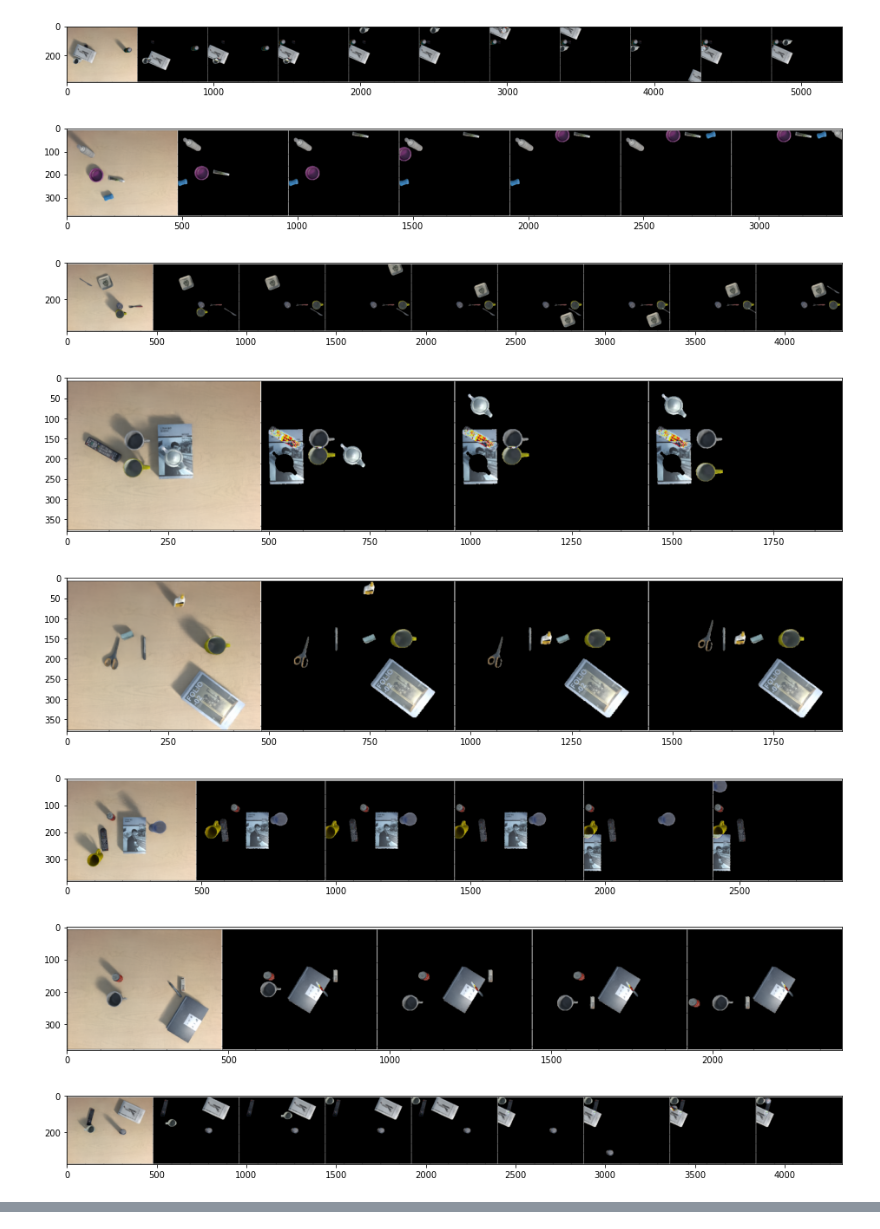
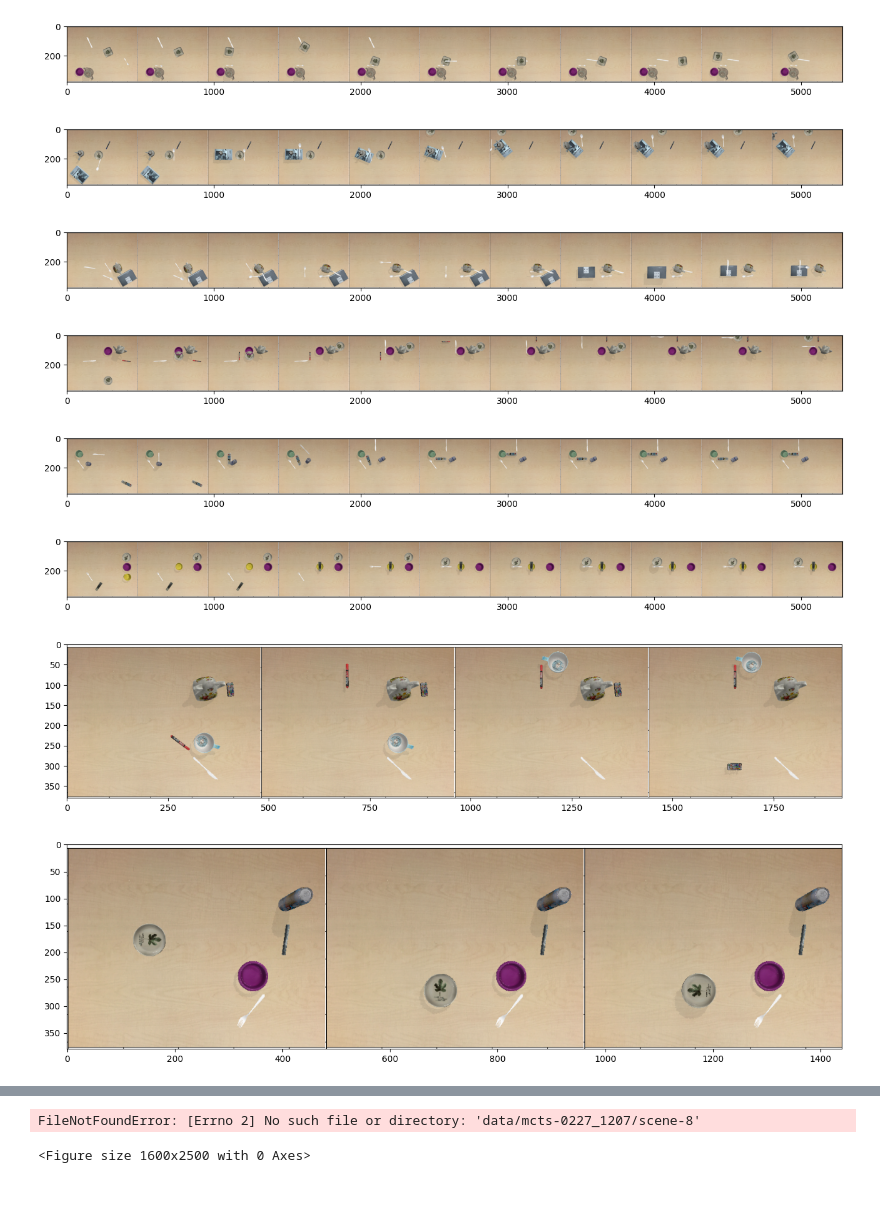
Before and after one commit to hogunkee/TSMCTS, a Jupyter notebook: mcts/MCTS Results.ipynb, the cells around one changed output, grey strips where cells are left out. Saved outputs shown, nothing was run; the diff lists cells and outputs as text; code cells hidden in the pictures; blank space fills up the shorter version.

```diff
--- a/mcts/MCTS Results.ipynb
+++ b/mcts/MCTS Results.ipynb
@@ -43,30 +43,30 @@ def show_results(model, dataloader, over=0.9, under=0.1):
     plt.imshow(scene_patches.astype(np.uint8))
     plt.show()
 # %%
-scenes = [7, 9, 10, 14, 21, 23, 24, 25, 27, 38]
+scenes = [0, 1, 2, 3, 4, 5, 6, 7, 8, 9]
 for s in scenes:
     fig = plt.figure(figsize=(16, 25))
-    scene_dir = 'data/mcts/scene-%d'%s
+    scene_dir = 'data/mcts-0227_1207/scene-%d'%s
     files = sorted(os.listdir(scene_dir))
 
     x = np.array(Image.open(os.path.join(scene_dir, 'initial.png')))
     images = []
     images.append(x[50:-50, 80:-80])
     for f in files:
-        if f.startswith('iter_'):
+        if f.startswith('real_'):
             x = np.array(Image.open(os.path.join(scene_dir, f)))
             images.append(x[50:-50, 80:-80])
     x_cat = np.concatenate(images, axis=1)
     image_cat = Image.fromarray(x_cat)
     image_cat.save('data/sample_%d.png'%s)
     plt.imshow(x_cat.astype(np.uint8))
     plt.show()
 # %% [output]
-[figure, old version]
+[figure, new version]
-[figure, old version]
+[figure, new version]
-[figure, old version]
+[figure, new version]
-[figure, old version]
+[figure, new version]
-[figure, old version]
+[figure, new version]
-[figure, old version]
+[figure, new version]
-[figure, old version]
+[figure, new version]
-[figure, old version]
+[figure, new version]
@@ -74,0 +73,2 @@ for s in scenes:
+FileNotFoundError: [Errno 2] No such file or directory: 'data/mcts-0227_1207/scene-8'
+<Figure size 1600x2500 with 0 Axes>
```
Also changed, not shown: parts of 2 cells of this notebook, 3 other files.
